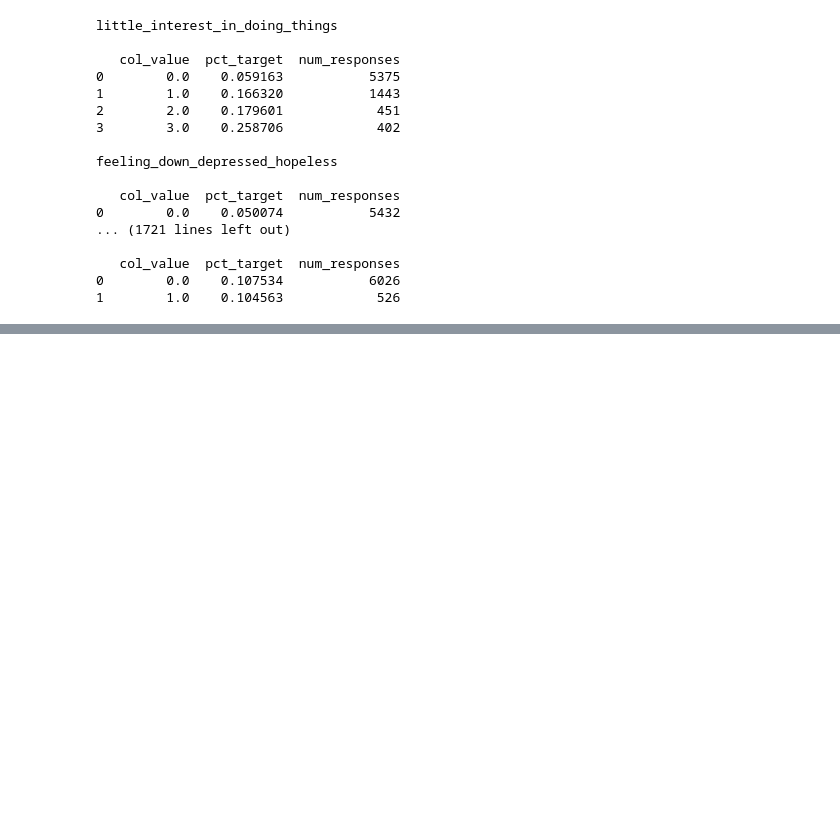
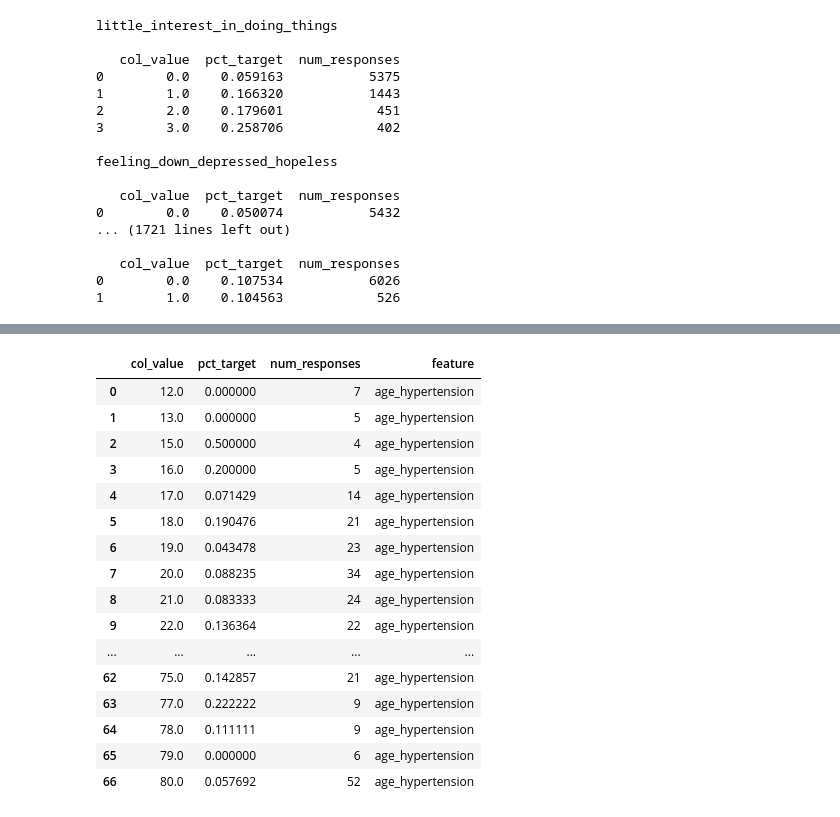
Before and after one commit to orenscarmeli/capstone210-ppd-carmeli_chari_hand_lee, a Jupyter notebook: eda/survey_data_eda_final.ipynb, the cells around one changed output, grey strips where cells are left out. Cells and saved outputs as stored; diff of their text form; code cells hidden in the pictures; blank space fills up the shorter version.

```diff
--- a/eda/survey_data_eda_final.ipynb
+++ b/eda/survey_data_eda_final.ipynb
@@ -406,0 +390,20 @@ univariate_data.sort_values(by = 'max_minus_min', ascending=False)
+# %%
+univariate_values[univariate_values['feature'] == 'age_hypertension']
+# %% [output]
+|  | col_value | pct_target | num_responses | feature |
+| 0 | 12.0 | 0.000000 | 7 | age_hypertension |
+| 1 | 13.0 | 0.000000 | 5 | age_hypertension |
+| 2 | 15.0 | 0.500000 | 4 | age_hypertension |
+| 3 | 16.0 | 0.200000 | 5 | age_hypertension |
+| 4 | 17.0 | 0.071429 | 14 | age_hypertension |
+| 5 | 18.0 | 0.190476 | 21 | age_hypertension |
+| 6 | 19.0 | 0.043478 | 23 | age_hypertension |
+| 7 | 20.0 | 0.088235 | 34 | age_hypertension |
+| 8 | 21.0 | 0.083333 | 24 | age_hypertension |
+| 9 | 22.0 | 0.136364 | 22 | age_hypertension |
+| ... | ... | ... | ... | ... |
+| 62 | 75.0 | 0.142857 | 21 | age_hypertension |
+| 63 | 77.0 | 0.222222 | 9 | age_hypertension |
+| 64 | 78.0 | 0.111111 | 9 | age_hypertension |
+| 65 | 79.0 | 0.000000 | 6 | age_hypertension |
+| 66 | 80.0 | 0.057692 | 52 | age_hypertension |
```
Also changed, not shown: parts of 3 cells of this notebook.
